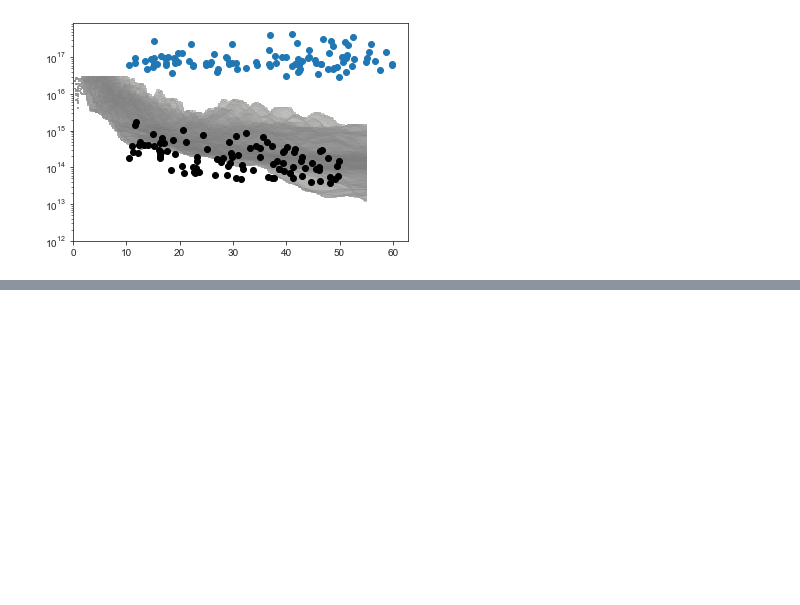
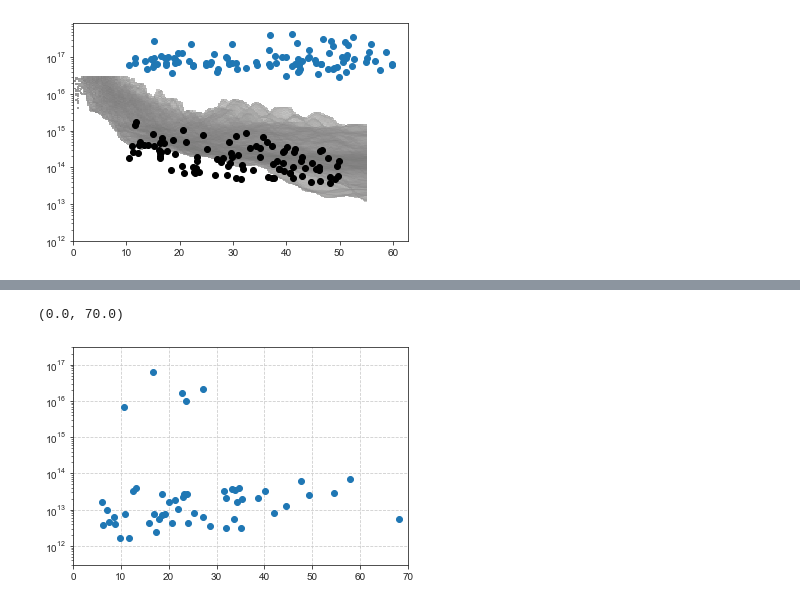
Before and after one commit to ibutsky/synthetic_spectra, a Jupyter notebook: scripts/plotting/paper_plots.ipynb, the cells around one changed output, grey strips where cells are left out. Saved outputs shown, nothing was run; the diff lists cells and outputs as text; code cells hidden in the pictures; blank space fills up the shorter version.

```diff
--- a/scripts/plotting/paper_plots.ipynb
+++ b/scripts/plotting/paper_plots.ipynb
@@ -1372,0 +1555,9 @@ NameError: name 'ds' is not defined
+# %%
+mask = (ion == 'Si') & (ionization == 'III') & (berr > 0)
+plt.scatter(b[mask], np.power(10, logN[mask]))
+plt.yscale('log')
+plt.ylim(3e11, 3e17)
+plt.xlim(0, 70)
+# %% [output]
+(0.0, 70.0)
+[figure, added]
```
Also changed, not shown: parts of 13 cells of this notebook.
